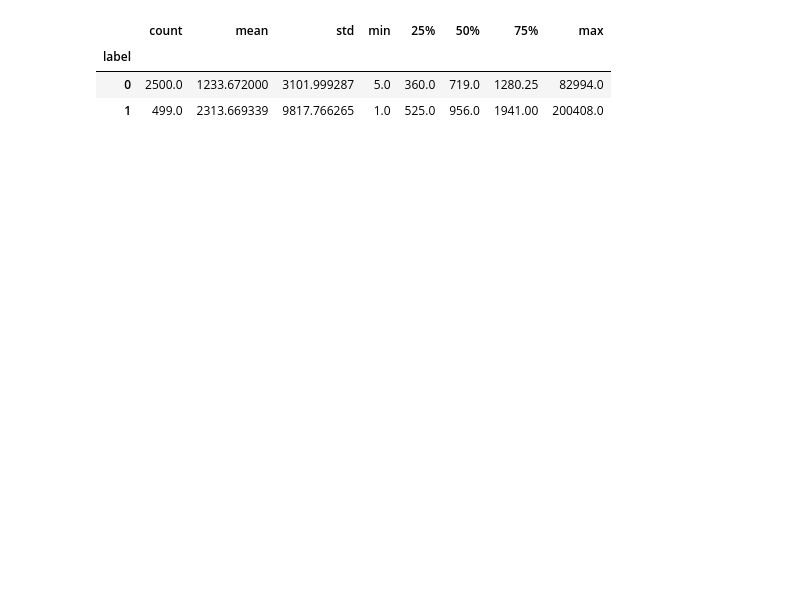
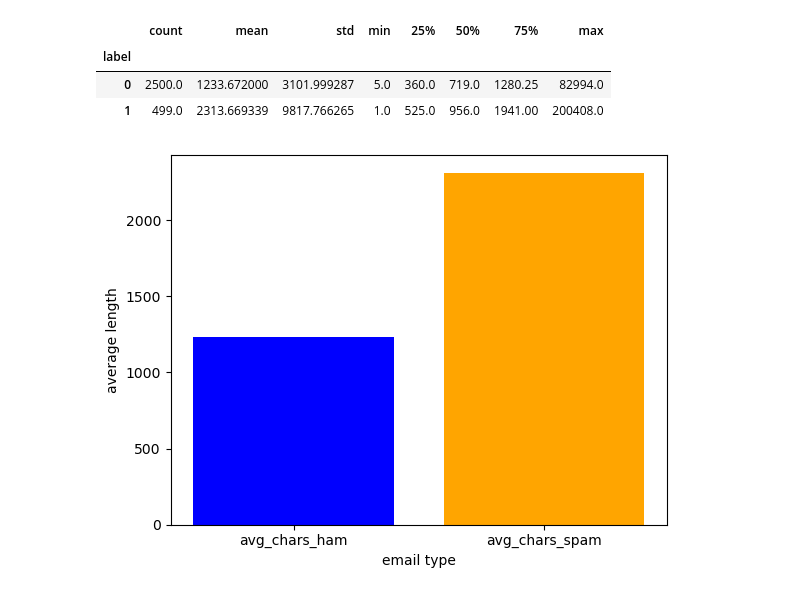
Before and after one commit to 10varun17/spam_classifier, a Jupyter notebook: notebook/main.ipynb, the cells around one changed output. Saved outputs shown, nothing was run; the diff lists cells and outputs as text; code cells hidden in the pictures; blank space fills up the shorter version.

```diff
--- a/notebook/main.ipynb
+++ b/notebook/main.ipynb
@@ -90,0 +89,10 @@ spam_ham_df
+# %%
+import nltk
+nltk.download("stopwords")
+nltk.download("punkt")
+from nltk.tokenize import word_tokenize, sent_tokenize
+
+spam_ham_df.loc[:, ('num_characters')] = spam_ham_df['email'].apply(len)
+spam_ham_df.loc[:, ("num_words")] = spam_ham_df["email"].apply(word_tokenize).apply(len)
+spam_ham_df.loc[:, ("num_sentences")] = spam_ham_df["email"].apply(sent_tokenize).apply(len)
+spam_ham_df
@@ -97,3 +125,14 @@ spam_ham_df.groupby("label")["email_length"].describe()
 | label |  |  |  |  |  |  |  |  |
 | 0 | 2500.0 | 1233.672000 | 3101.999287 | 5.0 | 360.0 | 719.0 | 1280.25 | 82994.0 |
 | 1 | 499.0 | 2313.669339 | 9817.766265 | 1.0 | 525.0 | 956.0 | 1941.00 | 200408.0 |
+# %%
+# Average length of emails
+avg_chars_spam = spam_ham_df[spam_ham_df["label"] == 1]["num_characters"].mean()
+avg_chars_ham = spam_ham_df[spam_ham_df["label"] == 0]["num_characters"].mean()
+
+plt.bar(["avg_chars_ham", "avg_chars_spam"], [avg_chars_ham, avg_chars_spam], color=["blue", "orange"])
+plt.xlabel("email type")
+plt.ylabel("average length")
+plt.show()
+# %% [output]
+[figure, added]
```
Also changed, not shown: parts of 11 cells of this notebook.
